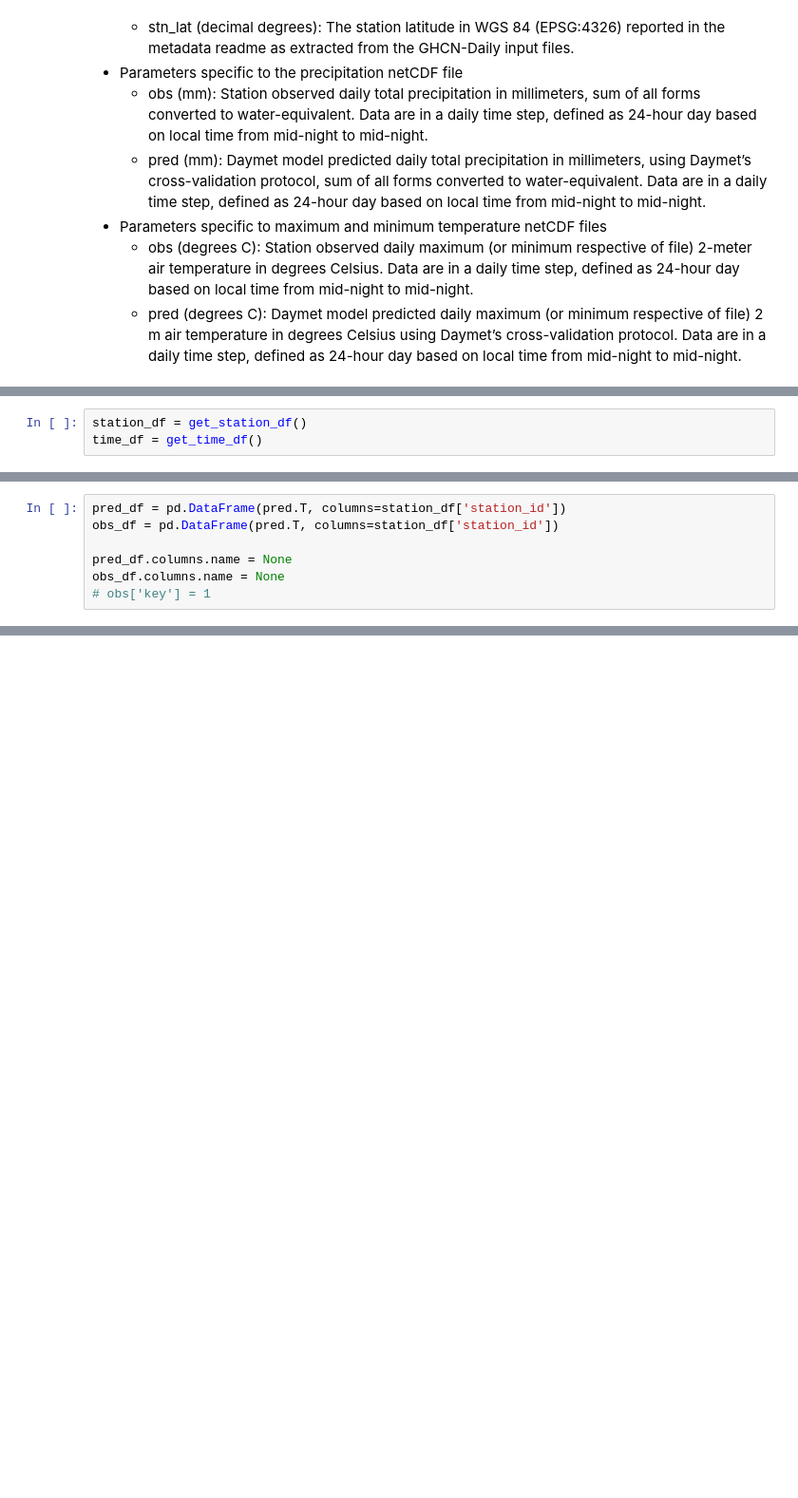
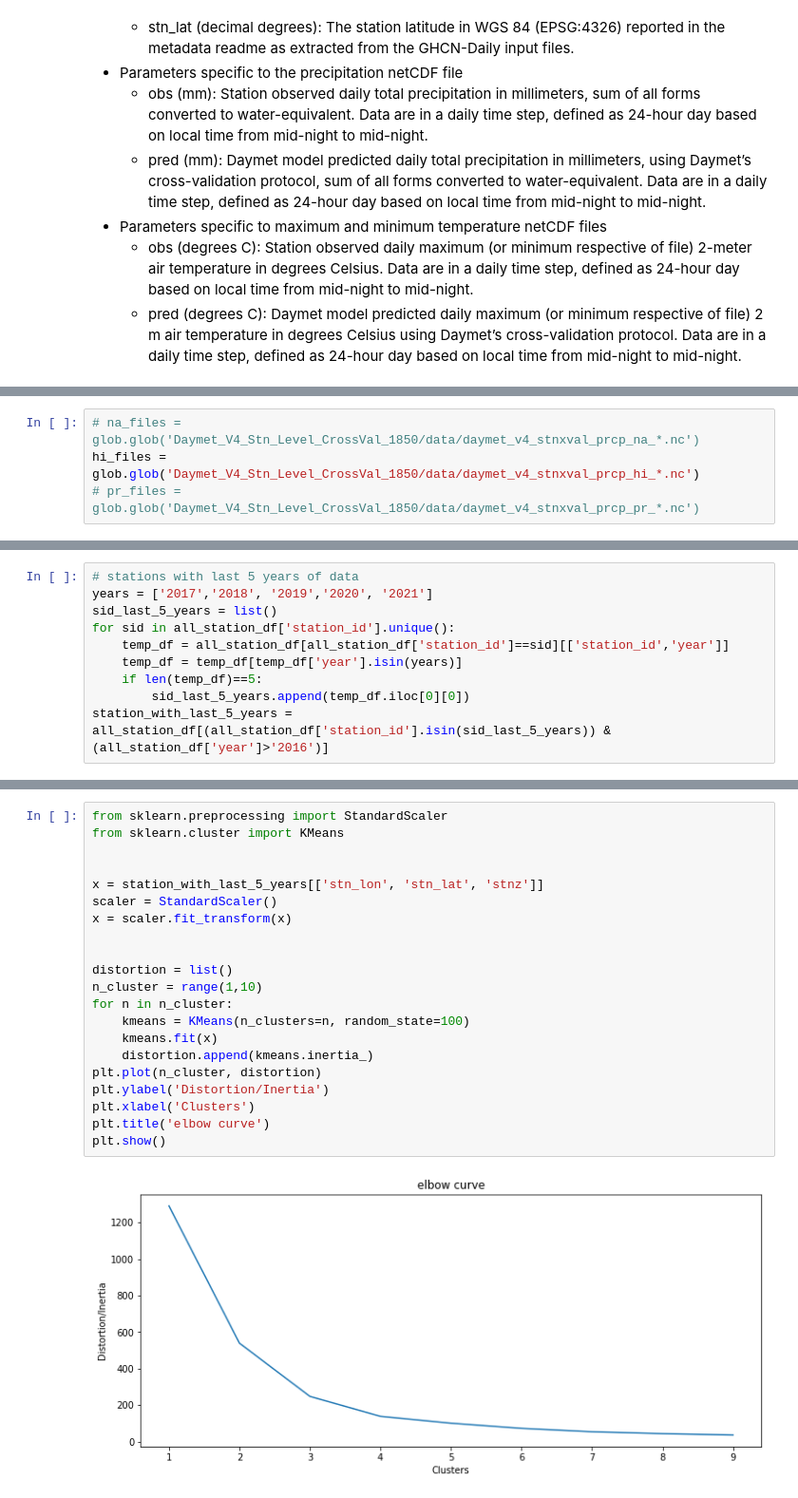
Before and after one commit to amuraddd/daymet, a Jupyter notebook: daymet_analysis.ipynb, the cells around one changed output, grey strips where cells are left out. Shown: that part at 95% size. Saved outputs shown, nothing was run; the diff lists cells and outputs as text; blank space fills up the shorter version.

Commit message:
data extraction

```diff
--- a/daymet_analysis.ipynb
+++ b/daymet_analysis.ipynb
@@ -119,3 +37,0 @@ def get_time_df():
-# %%
-station_df = get_station_df()
-time_df = get_time_df()
@@ -161,7 +37,0 @@ obs = ma.getdata(data.variables['obs'][:])
-# %%
-pred_df = pd.DataFrame(pred.T, columns=station_df['station_id'])
-obs_df = pd.DataFrame(pred.T, columns=station_df['station_id'])
-
-pred_df.columns.name = None
-obs_df.columns.name = None
-# obs['key'] = 1
@@ -201,0 +102,4 @@ pred_obs_df
+# %%
+# na_files = glob.glob('Daymet_V4_Stn_Level_CrossVal_1850/data/daymet_v4_stnxval_prcp_na_*.nc')
+hi_files = glob.glob('Daymet_V4_Stn_Level_CrossVal_1850/data/daymet_v4_stnxval_prcp_hi_*.nc')
+# pr_files = glob.glob('Daymet_V4_Stn_Level_CrossVal_1850/data/daymet_v4_stnxval_prcp_pr_*.nc')
@@ -201,0 +154,10 @@ pred_obs_df
+# %%
+# stations with last 5 years of data
+years = ['2017','2018', '2019','2020', '2021']
+sid_last_5_years = list()
+for sid in all_station_df['station_id'].unique():
+    temp_df = all_station_df[all_station_df['station_id']==sid][['station_id','year']]
+    temp_df = temp_df[temp_df['year'].isin(years)]
+    if len(temp_df)==5:
+        sid_last_5_years.append(temp_df.iloc[0][0])
+station_with_last_5_years = all_station_df[(all_station_df['station_id'].isin(sid_last_5_years)) & (all_station_df['year']>'2016')]
@@ -201,0 +179,23 @@ pred_obs_df
+# %%
+from sklearn.preprocessing import StandardScaler
+from sklearn.cluster import KMeans
+
+
+x = station_with_last_5_years[['stn_lon', 'stn_lat', 'stnz']]
+scaler = StandardScaler()
+x = scaler.fit_transform(x)
+
+
+distortion = list()
+n_cluster = range(1,10)
+for n in n_cluster:
+    kmeans = KMeans(n_clusters=n, random_state=100)
+    kmeans.fit(x)
+    distortion.append(kmeans.inertia_)
+plt.plot(n_cluster, distortion)
+plt.ylabel('Distortion/Inertia')
+plt.xlabel('Clusters')
+plt.title('elbow curve')
+plt.show()
+# %% [output]
+[figure, added]
```
Also changed, not shown: parts of 34 cells of this notebook, 1 other file.
